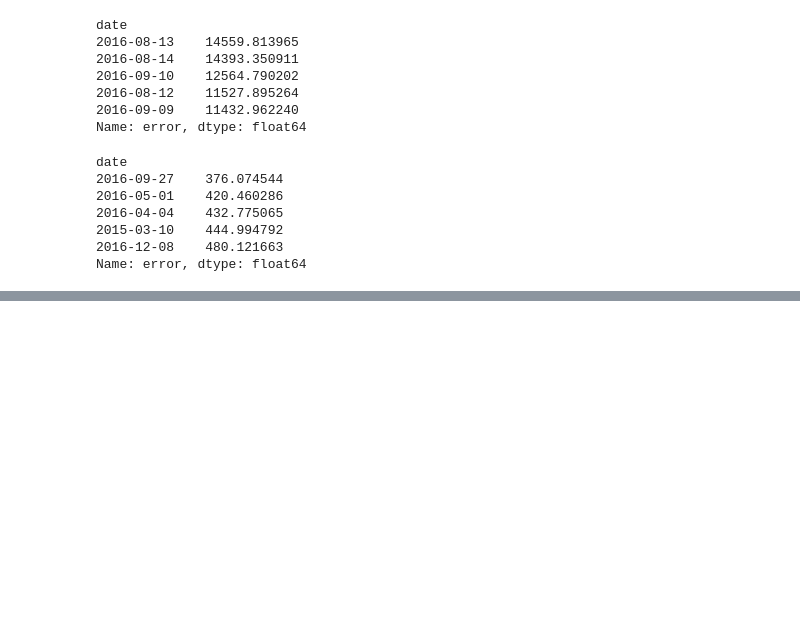
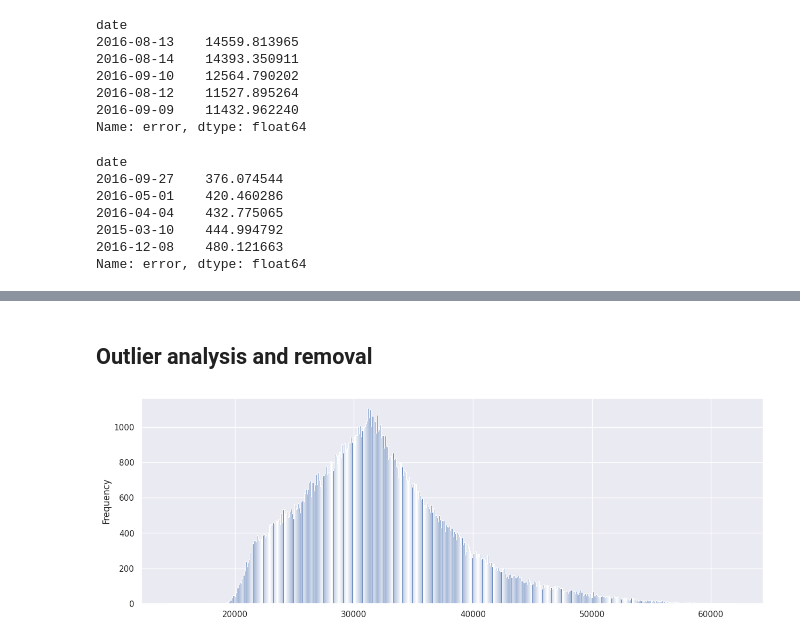
Before and after one commit to jvscursulim/time_series_forecasting_with_xgboost, a Jupyter notebook: energy_consumption/energy_consumption.ipynb, the cells around one changed output, grey strips where cells are left out. Cells and saved outputs as stored; diff of their text form; code cells hidden in the pictures; blank space fills up the shorter version.

```diff
--- a/energy_consumption/energy_consumption.ipynb
+++ b/energy_consumption/energy_consumption.ipynb
@@ -253,0 +265,10 @@ Name: error, dtype: float64
+# %% [markdown]
+## Outlier analysis and removal
+# %%
+df2 = pd.read_csv(filepath)
+df2.Datetime = pd.to_datetime(df2.Datetime)
+df2.set_index("Datetime", inplace=True)
+fig, ax = plt.subplots(figsize=(15,5))
+ax = df2["PJME_MW"].plot(kind="hist", bins=500)
+# %% [output]
+[figure, added]
```
Also changed, not shown: parts of 38 cells of this notebook.
